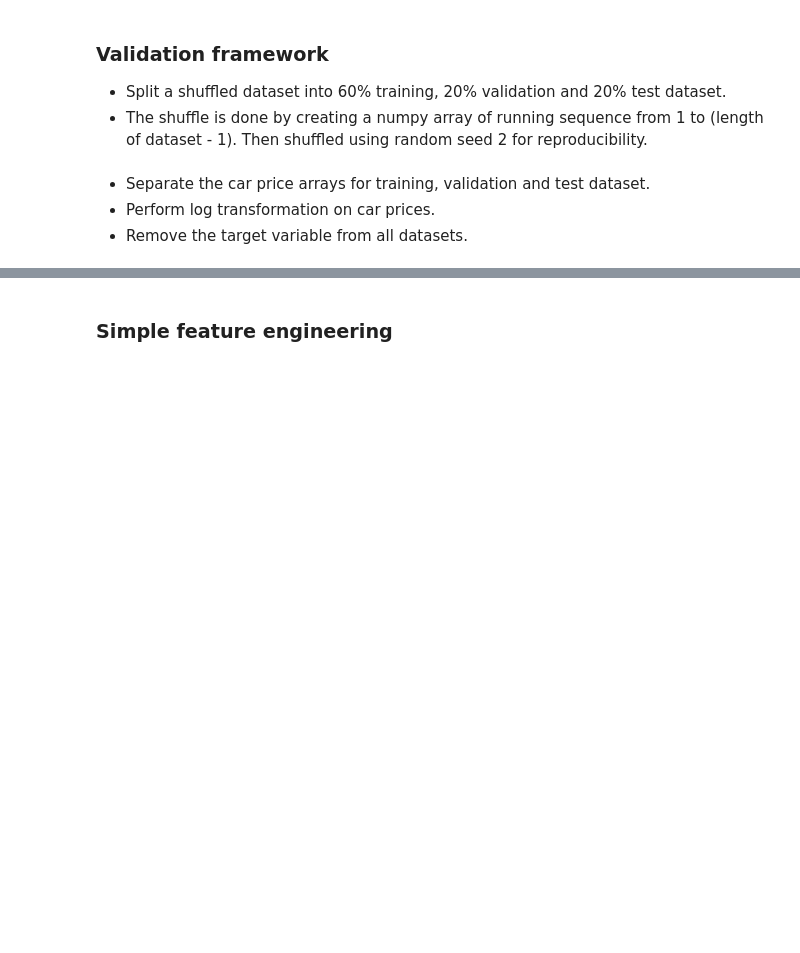
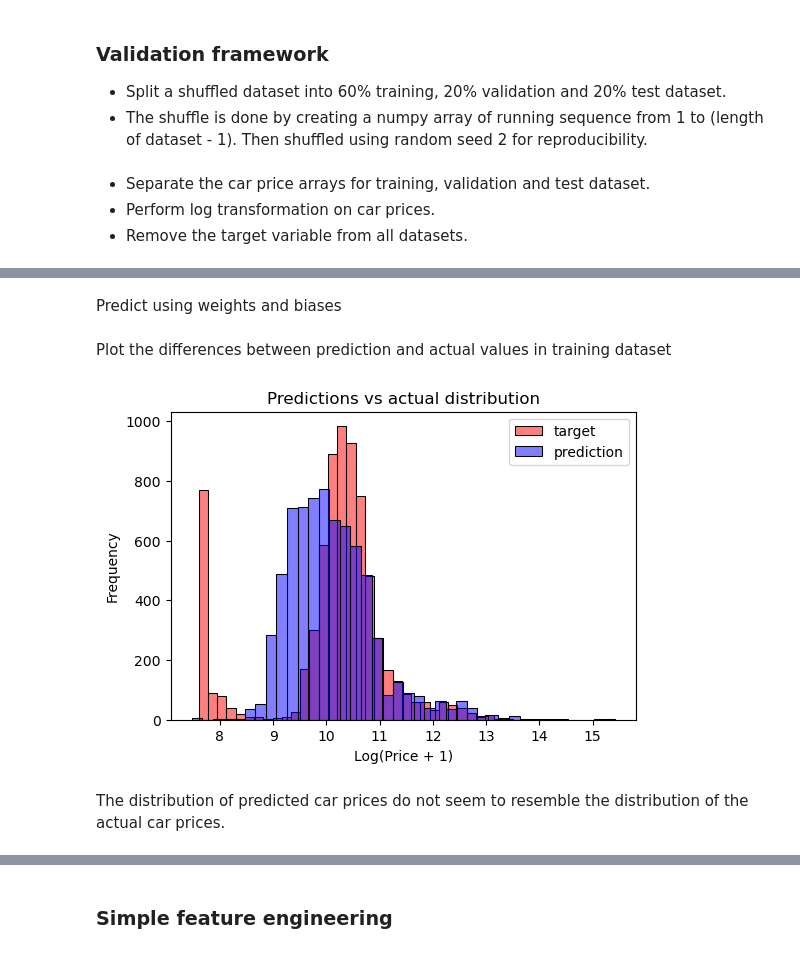
Before and after one commit to viviensiu/ml-zoomcamp, a Jupyter notebook: 2_regression/car_price.ipynb, the cells around one changed output, grey strips where cells are left out. Drawn from its saved outputs; the diff is of its cells as text; code cells hidden in the pictures; blank space fills up the shorter version.

```diff
--- a/2_regression/car_price.ipynb
+++ b/2_regression/car_price.ipynb
@@ -176,18 +179,26 @@ def prepare_X(df):
 # %%
 X_train = prepare_X(df_train)
 w_0, w = train_linear_regression(X_train, y_train)
+# %% [markdown]
+Predict using weights and biases
 # %%
 y_pred = w_0 + X_train.dot(w)
+# %% [markdown]
+Plot the differences between prediction and actual values in training dataset
 # %%
 plt.figure(figsize=(6, 4))
 
-sns.histplot(y_train, label='target', color='#222222', alpha=0.6, bins=40)
-sns.histplot(y_pred, label='prediction', color='#aaaaaa', alpha=0.8, bins=40)
+sns.histplot(y_train, label='target', color='red', alpha=0.5, bins=40)
+sns.histplot(y_pred, label='prediction', color='blue', alpha=0.5, bins=40)
 
 plt.legend()
 
 plt.ylabel('Frequency')
 plt.xlabel('Log(Price + 1)')
 plt.title('Predictions vs actual distribution')
 
 plt.show()
+# %% [output]
+[figure, added]
+# %% [markdown]
+The distribution of predicted car prices do not seem to resemble the distribution of the actual car prices.
```
Also changed, not shown: parts of 3 cells of this notebook, 2 other files.
